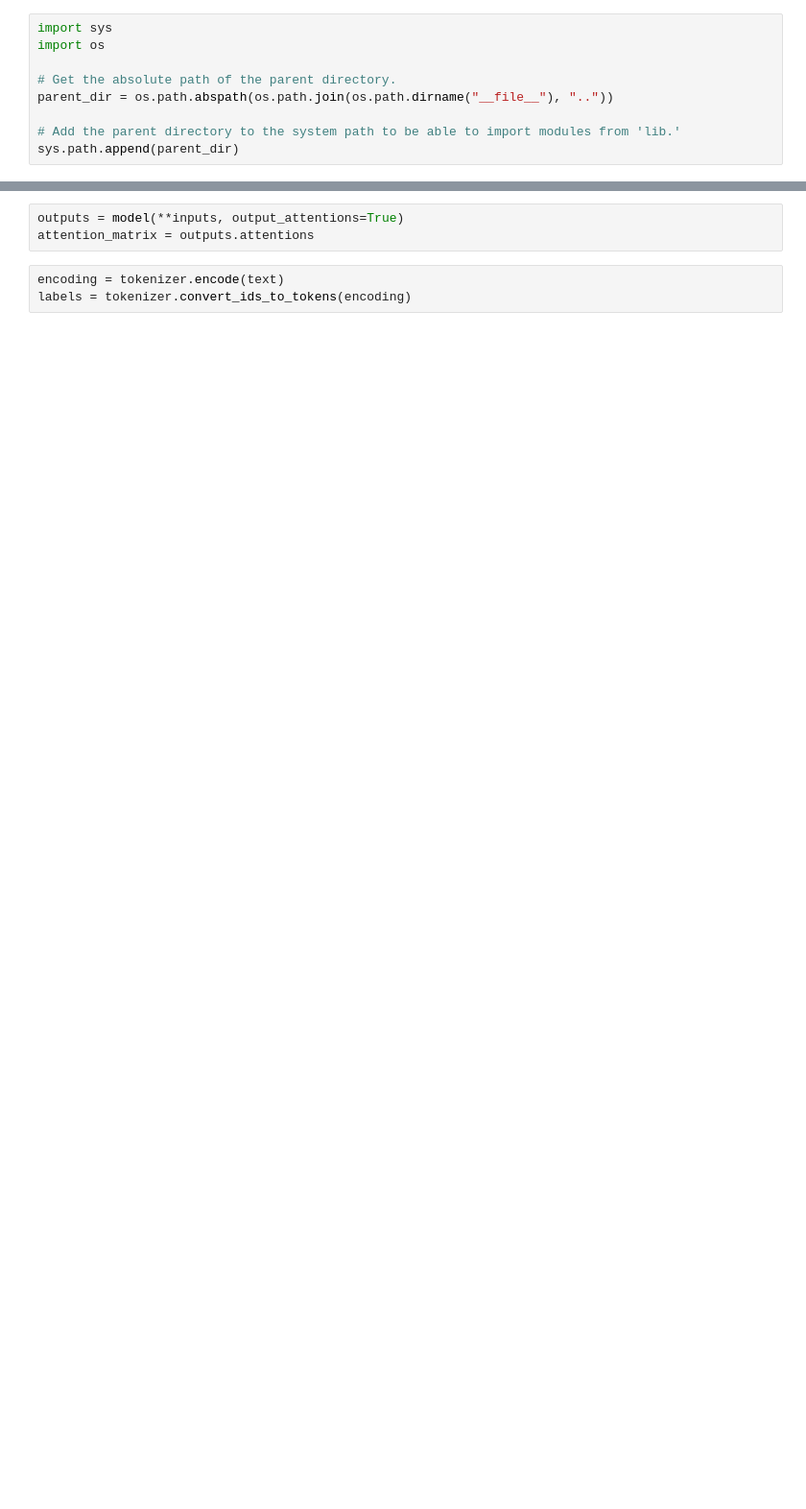
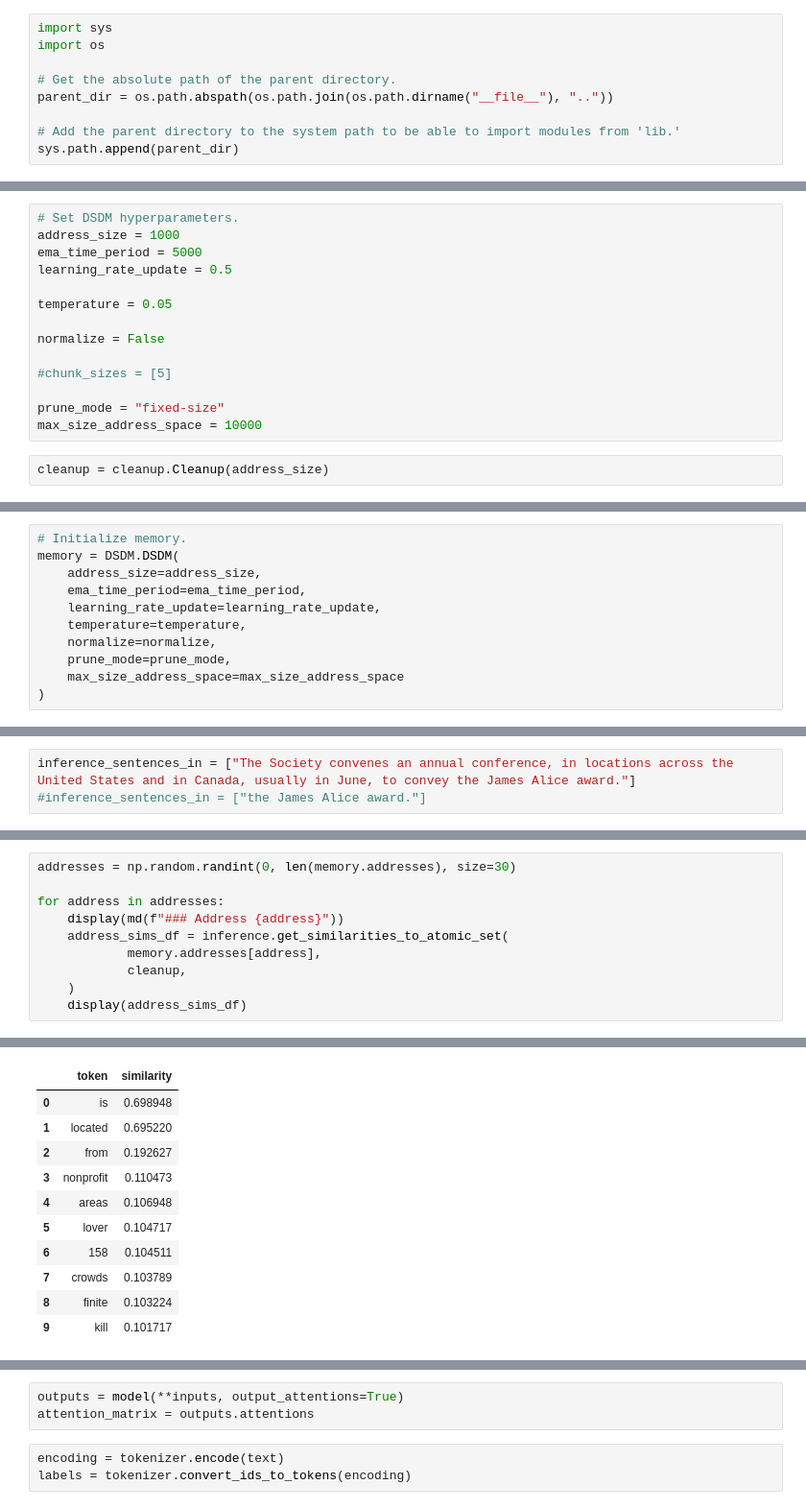
Before and after one commit to dfichiu/ba-thesis, a Jupyter notebook: src/experiments/experiment_transformer_sequences.ipynb, the cells around one changed output, grey strips where cells are left out. Shown at 96% size. Saved outputs shown, nothing was run; the diff lists cells and outputs as text; blank space fills up the shorter version.

```diff
--- a/src/experiments/experiment_transformer_sequences.ipynb
+++ b/src/experiments/experiment_transformer_sequences.ipynb
@@ -45,3 +125,19 @@ from tqdm import tqdm
+# %%
+# Set DSDM hyperparameters.
+address_size = 1000
+ema_time_period = 5000
+learning_rate_update = 0.5
+
+temperature = 0.05
+
+normalize = False
+
+#chunk_sizes = [5]
+
+prune_mode = "fixed-size"
+max_size_address_space = 10000
+# %%
+cleanup = cleanup.Cleanup(address_size)
 # %%
 model_name = "bert-base-uncased"  # Has 12 layers
 tokenizer = AutoTokenizer.from_pretrained(model_name)
@@ -48,0 +147,11 @@ model = AutoModel.from_pretrained(model_name)
+# %%
+# Initialize memory.
+memory = DSDM.DSDM(
+    address_size=address_size,
+    ema_time_period=ema_time_period,
+    learning_rate_update=learning_rate_update,
+    temperature=temperature,
+    normalize=normalize,
+    prune_mode=prune_mode,
+    max_size_address_space=max_size_address_space
+)
@@ -48,0 +274,3 @@ model = AutoModel.from_pretrained(model_name)
+# %%
+inference_sentences_in = ["The Society convenes an annual conference, in locations across the United States and in Canada, usually in June, to convey the James Alice award."]
+#inference_sentences_in = ["the James Alice award."]
@@ -48,0 +322,11 @@ model = AutoModel.from_pretrained(model_name)
+# %%
+addresses = np.random.randint(0, len(memory.addresses), size=30)
+
+for address in addresses:
+    display(md(f"### Address {address}"))
+    address_sims_df = inference.get_similarities_to_atomic_set(
+            memory.addresses[address],
+            cleanup,
+    )
+    display(address_sims_df)
+# %% [output]
@@ -48,0 +334,11 @@ model = AutoModel.from_pretrained(model_name)
+|  | token | similarity |
+| 0 | is | 0.698948 |
+| 1 | located | 0.695220 |
+| 2 | from | 0.192627 |
+| 3 | nonprofit | 0.110473 |
+| 4 | areas | 0.106948 |
+| 5 | lover | 0.104717 |
+| 6 | 158 | 0.104511 |
+| 7 | crowds | 0.103789 |
+| 8 | finite | 0.103224 |
+| 9 | kill | 0.101717 |
```
Also changed, not shown: parts of 25 cells of this notebook, 3 other files.
